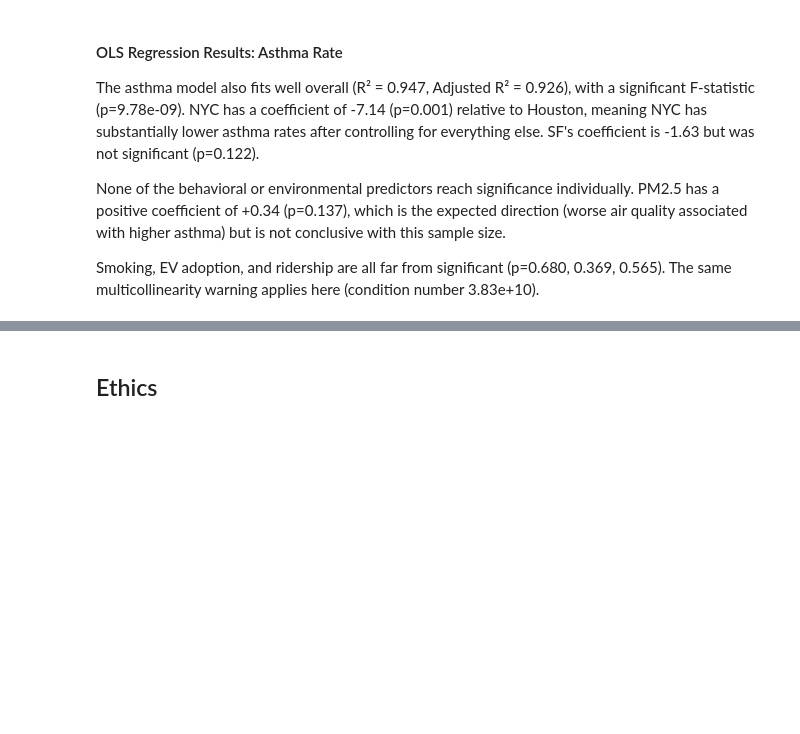
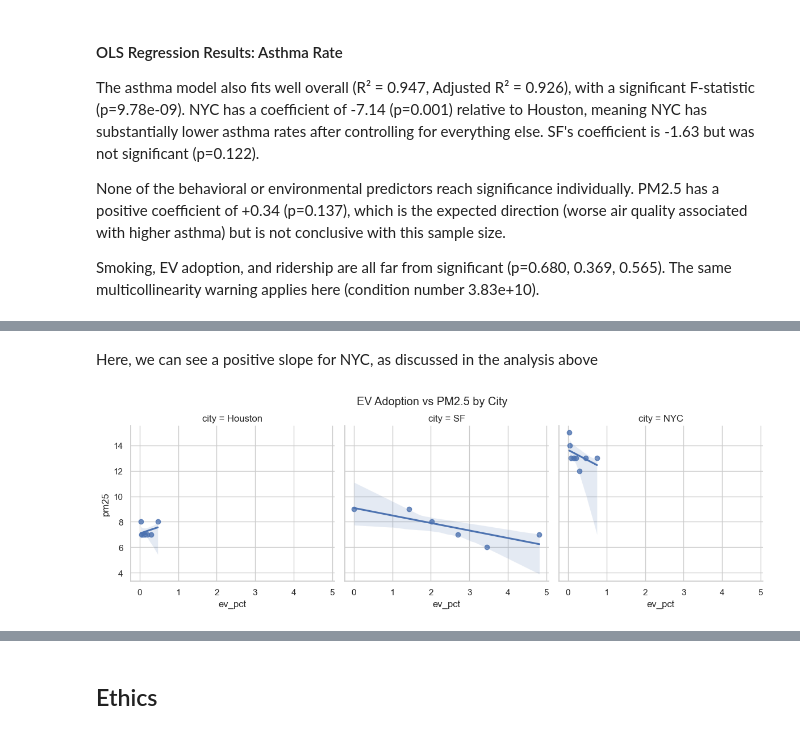
Before and after one commit to COGS108/Group026_WI26, a Jupyter notebook: 03-FinalProject.ipynb, the cells around one changed output, grey strips where cells are left out. Saved outputs shown, nothing was run; the diff lists cells and outputs as text; code cells hidden in the pictures; blank space fills up the shorter version.

Commit message:
pairwise analysis

```diff
--- a/03-FinalProject.ipynb
+++ b/03-FinalProject.ipynb
@@ -811,0 +887,19 @@ strong multicollinearity or other numerical problems.
+# %% [markdown]
+Here, we can see a positive slope for NYC, as discussed in the analysis above
+# %%
+# ev adoption vs pm2.5 by city
+
+sns.lmplot(
+    data=full_df,
+    x="ev_pct",
+    y="pm25",
+    col="city",
+    height=4,
+    aspect=1
+)
+
+plt.subplots_adjust(top=0.85)
+plt.suptitle("EV Adoption vs PM2.5 by City")
+plt.show()
+# %% [output]
+[figure, added]
```
Also changed, not shown: parts of 15 cells of this notebook.
